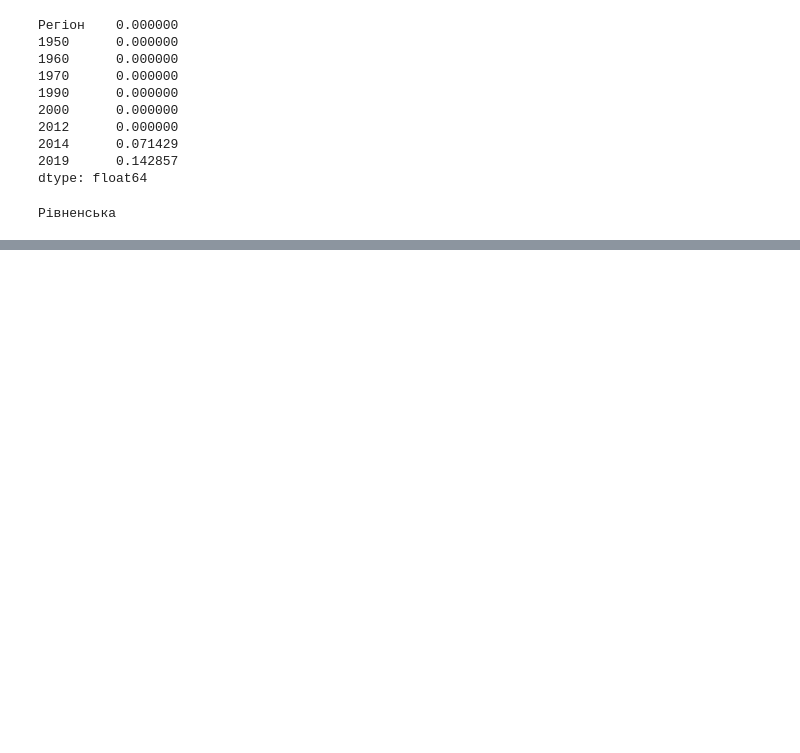
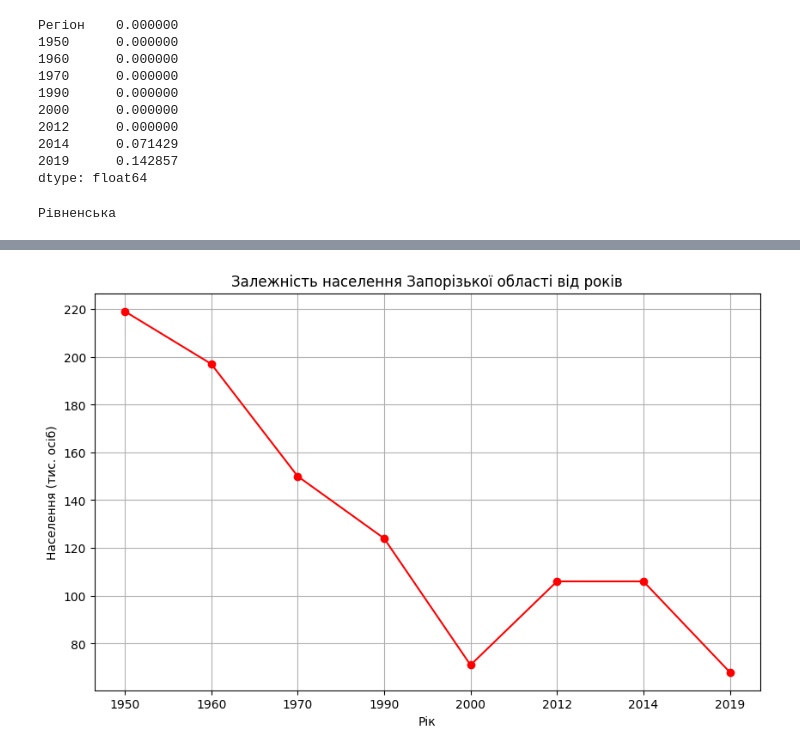
Before and after one commit to ViacheslavKosh/goit-ds-hw-05, a Jupyter notebook: Hw2.1.ipynb, the cells around one changed output, grey strips where cells are left out. Cells and saved outputs as stored; diff of their text form; code cells hidden in the pictures; blank space fills up the shorter version.

```diff
--- a/Hw2.1.ipynb
+++ b/Hw2.1.ipynb
@@ -136,0 +135,27 @@ plt.show()
+# %%
+db.replace('—', np.nan, inplace=True)
+
+# Виберемо дані для Запорізької області
+zaporizhzhia_data = db[db['Регіон'] == 'Запорізька'].drop(columns='Регіон')
+
+# Перетворимо дані на числовий формат
+zaporizhzhia_data = zaporizhzhia_data.apply(pd.to_numeric, errors='coerce').transpose()
+zaporizhzhia_data.columns = ['Population']
+
+# Додамо рядок з роками
+years = ['1950', '1960', '1970', '1990', '2000', '2012', '2014', '2019']
+zaporizhzhia_data['Year'] = years
+
+# Видалимо рядки з відсутніми значеннями
+zaporizhzhia_data.dropna(inplace=True)
+
+# Побудова лінійного графіку
+plt.figure(figsize=(10, 6))
+plt.plot(zaporizhzhia_data['Year'], zaporizhzhia_data['Population'], marker='o', linestyle='-', color='r')
+plt.xlabel('Рік')
+plt.ylabel('Населення (тис. осіб)')
+plt.title('Залежність населення Запорізької області від років')
+plt.grid(True)
+plt.show()
+# %% [output]
+[figure, added]
```
Also changed, not shown: parts of 1 cell of this notebook, 1 other file.
